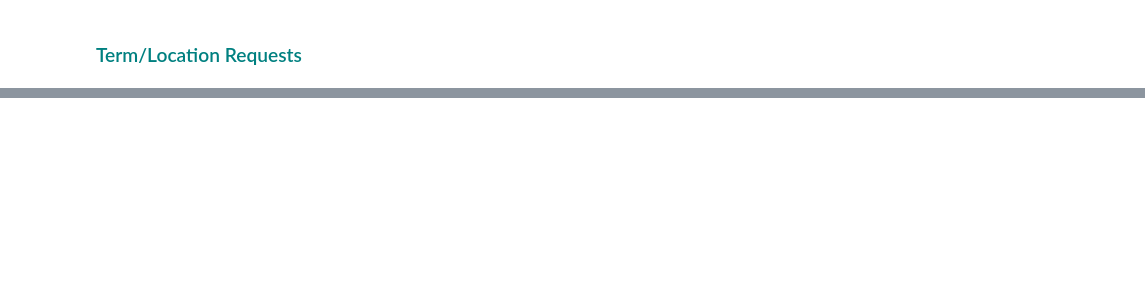
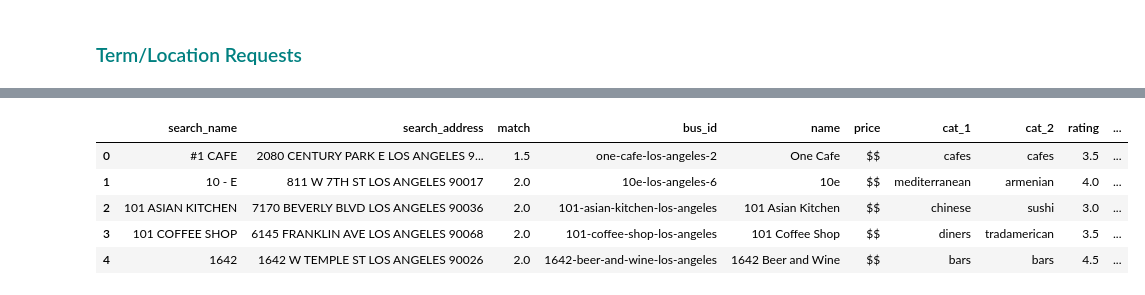
Before and after one commit to AnnaDanielle/restaurant_closings, a Jupyter notebook: ipynb/2.0 Yelp_Searches/2.00_yelp_api_search.ipynb, the cells around one changed output, grey strips where cells are left out. Saved outputs shown, nothing was run; the diff lists cells and outputs as text; code cells hidden in the pictures; blank space fills up the shorter version.

```diff
--- a/ipynb/2.0 Yelp_Searches/2.00_yelp_api_search.ipynb
+++ b/ipynb/2.0 Yelp_Searches/2.00_yelp_api_search.ipynb
@@ -105,2 +67,8 @@ trm_loc_frmt_dict = yp.format_srch_dict(trm_loc_srch_dict, 'term_loc')
+# %%
+term_loc_search_dict = yp.load_search_dict('x', 'term_loc')
+# %%
+term_loc_format_list = yp.format_search_dict(term_loc_search_dict)
+# %%
+process_list = joblib.load('data/process_list.pkl')
 # %%
-unknwn_trm_loc = yp.pick_correct_matches(trm_loc_frmt_dict, 'term_loc')
+term_loc_format_list, unknown = yp.pick_correct_matches(term_loc_format_list, 'term_loc', process_list)
@@ -126,0 +75,10 @@ trm_loc_srch_df.sort_values('search_name').head(1)
+# %%
+term_loc_search_df = yp.create_dataframe_of_matches(term_loc_format_list, 'term_loc', process_list)
+term_loc_search_df.sort_values('search_name').head(5)
+# %% [output]
+|  | search_name | search_address | match | bus_id | name | price | cat_1 | cat_2 | rating | ... |
+| 0 | #1 CAFE | 2080 CENTURY PARK E LOS ANGELES 9... | 1.5 | one-cafe-los-angeles-2 | One Cafe | $$ | cafes | cafes | 3.5 | ... |
+| 1 | 10 - E | 811 W 7TH ST LOS ANGELES 90017 | 2.0 | 10e-los-angeles-6 | 10e | $$ | mediterranean | armenian | 4.0 | ... |
+| 2 | 101 ASIAN KITCHEN | 7170 BEVERLY BLVD LOS ANGELES 90036 | 2.0 | 101-asian-kitchen-los-angeles | 101 Asian Kitchen | $$ | chinese | sushi | 3.0 | ... |
+| 3 | 101 COFFEE SHOP | 6145 FRANKLIN AVE LOS ANGELES 90068 | 2.0 | 101-coffee-shop-los-angeles | 101 Coffee Shop | $$ | diners | tradamerican | 3.5 | ... |
+| 4 | 1642 | 1642 W TEMPLE ST LOS ANGELES 90026 | 2.0 | 1642-beer-and-wine-los-angeles | 1642 Beer and Wine | $$ | bars | bars | 4.5 | ... |
```
Also changed, not shown: parts of 52 cells of this notebook, 24 other files.
